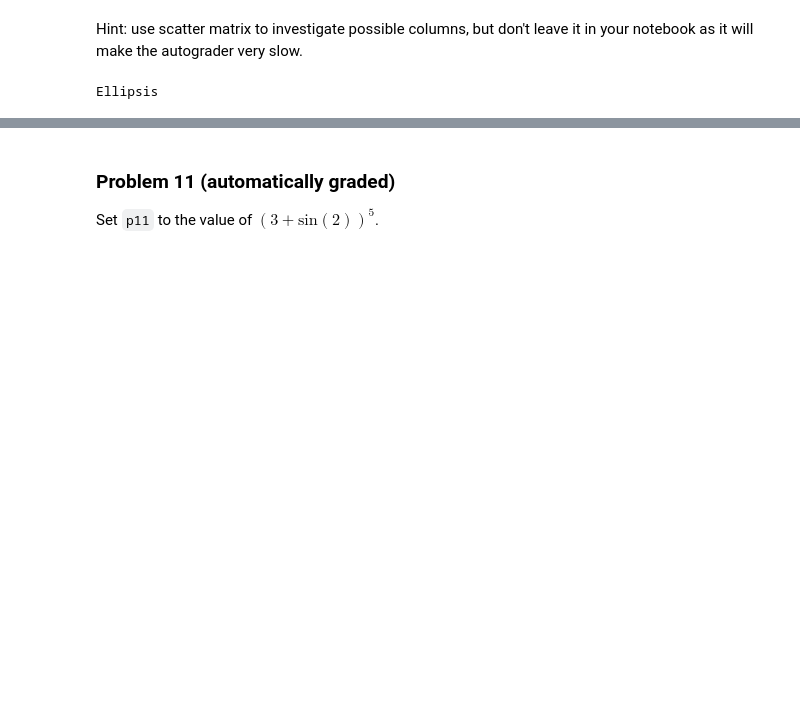
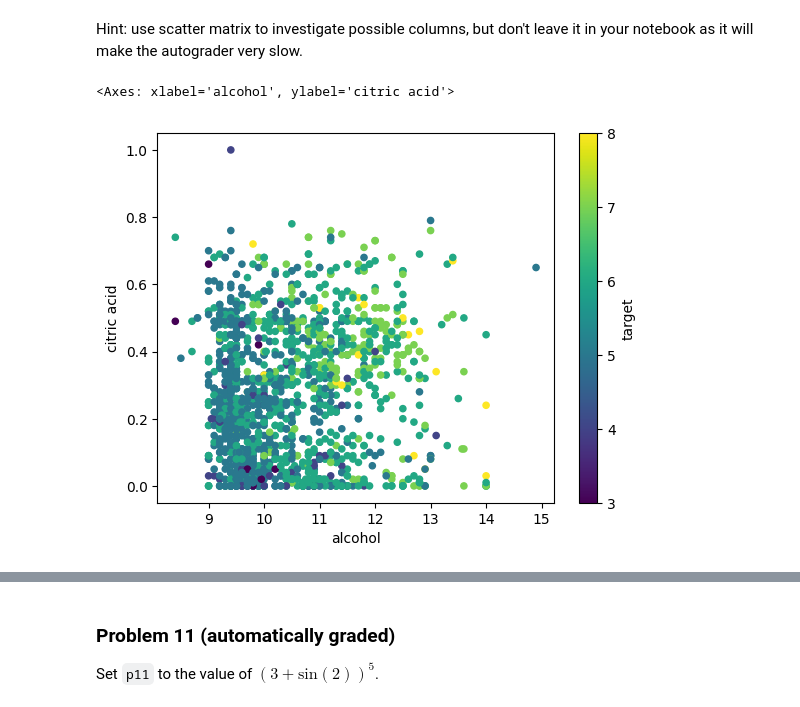
Before and after one commit to JonG-2025/dx602-homework-10, a Jupyter notebook: homework.ipynb, the cells around one changed output, grey strips where cells are left out. Cells and saved outputs as stored; diff of their text form; code cells hidden in the pictures; blank space fills up the shorter version.

```diff
--- a/homework.ipynb
+++ b/homework.ipynb
@@ -205,12 +205,13 @@ Pick a pair of input columns in the red wine data set that looks interesting whe
 By interesting, the target values (colors) should be visibly different for some combination of your chosen input columns.
 # %% [markdown]
 Hint: use scatter matrix to investigate possible columns, but don't leave it in your notebook as it will make the autograder very slow.
-# %%
-# YOUR CHANGES HERE
-
-...
-# %% [output]
-Ellipsis
+# %%
+# YOUR CHANGES HERE
+
+red_wine.plot.scatter('alcohol', 'citric acid', c='target', colormap='viridis')
+# %% [output]
+<Axes: xlabel='alcohol', ylabel='citric acid'>
+[figure, added]
 # %% [markdown]
 <div style="page-break-after: always;"></div>
 # %% [markdown]
```
